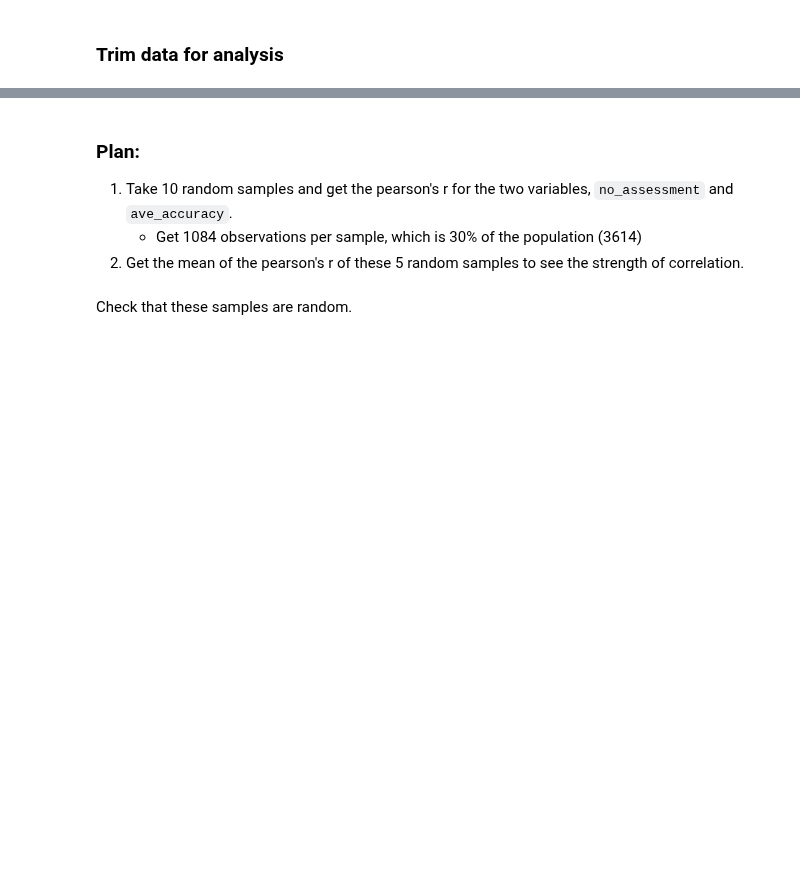
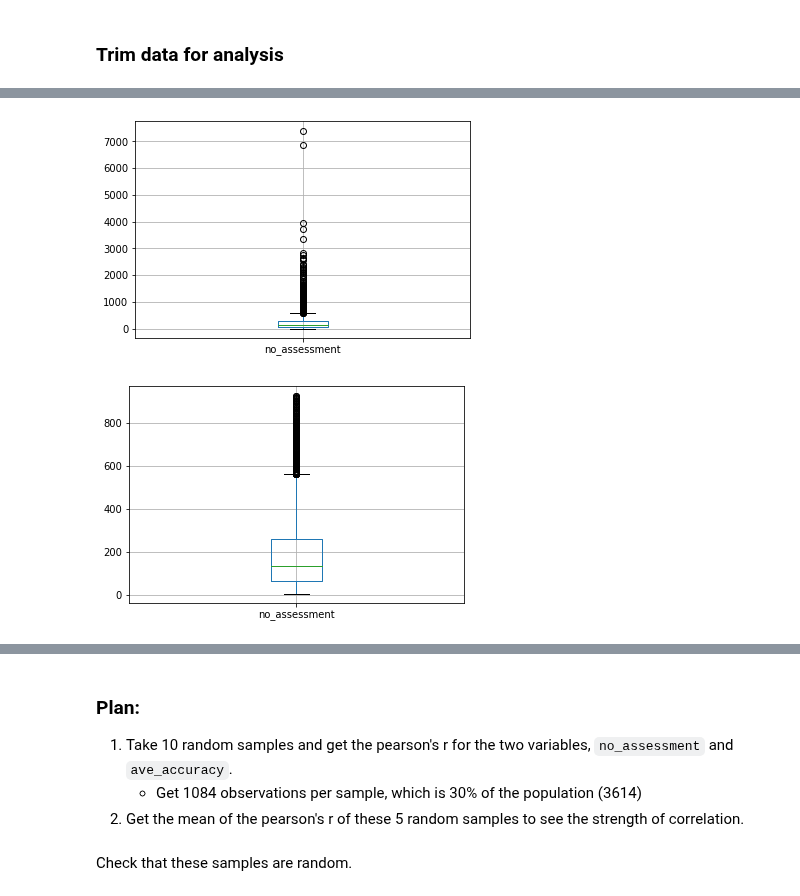
Before and after one commit to cats-in-the-hat/PBS-KIDS2, a Jupyter notebook: cris_ntbk.ipynb, the cells around one changed output, grey strips where cells are left out. Drawn from its saved outputs; the diff is of its cells as text; code cells hidden in the pictures; blank space fills up the shorter version.

```diff
--- a/cris_ntbk.ipynb
+++ b/cris_ntbk.ipynb
@@ -93,2 +187,10 @@ assessment.describe()
+# %%
+assessment.boxplot(column="no_assessment")
+plt.show()
+filtered.boxplot(column="no_assessment")
+plt.show()
+# %% [output]
+[figure, added]
+[figure, added]
 # %%
 plt.figure(figsize=(10,7))
```
Also changed, not shown: parts of 45 cells of this notebook.
